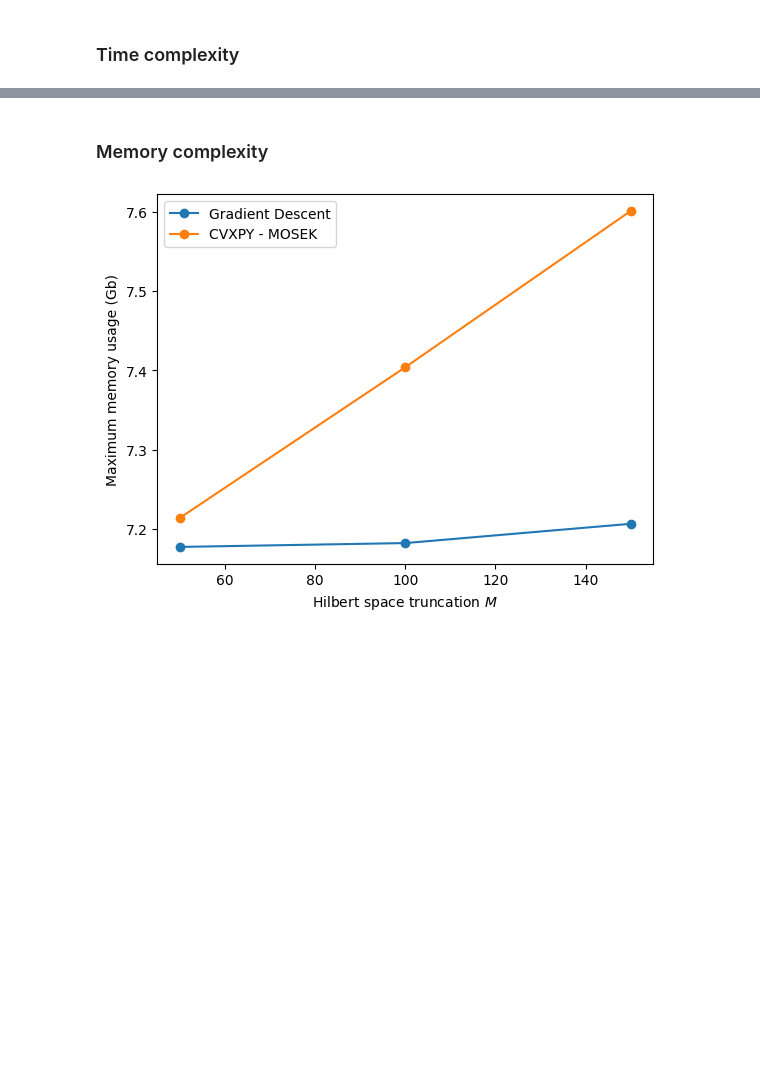
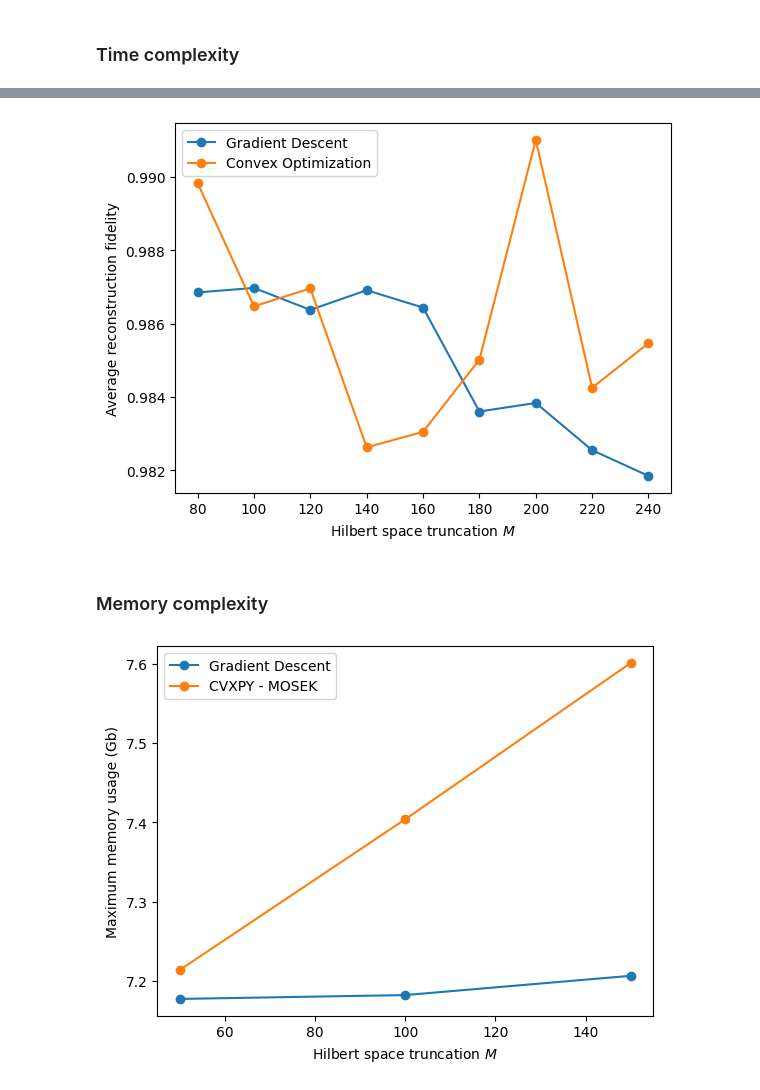
Before and after one commit to amanuelanteneh/gd-qdt, a Jupyter notebook: time_mem_diag_opt.ipynb, the cells around one changed output, grey strips where cells are left out. Saved outputs shown, nothing was run; the diff lists cells and outputs as text; code cells hidden in the pictures; blank space fills up the shorter version.

```diff
--- a/time_mem_diag_opt.ipynb
+++ b/time_mem_diag_opt.ipynb
@@ -71,3 +107,12 @@ plt.legend();
+# %%
+plt.plot(Ms, avg_fids_gd, label="Gradient Descent", marker="o")
+plt.plot(Ms, avg_fids_mosek, label="Convex Optimization", marker="o")
+plt.xlabel(r"Hilbert space truncation $M$ ")
+plt.ylabel("Average reconstruction fidelity")
+# plt.yscale("log")
+plt.legend();
+# %% [output]
+[figure, added]
 # %% [markdown]
 ### Memory complexity
 # %%
```
Also changed, not shown: parts of 4 cells of this notebook, 5 other files.
